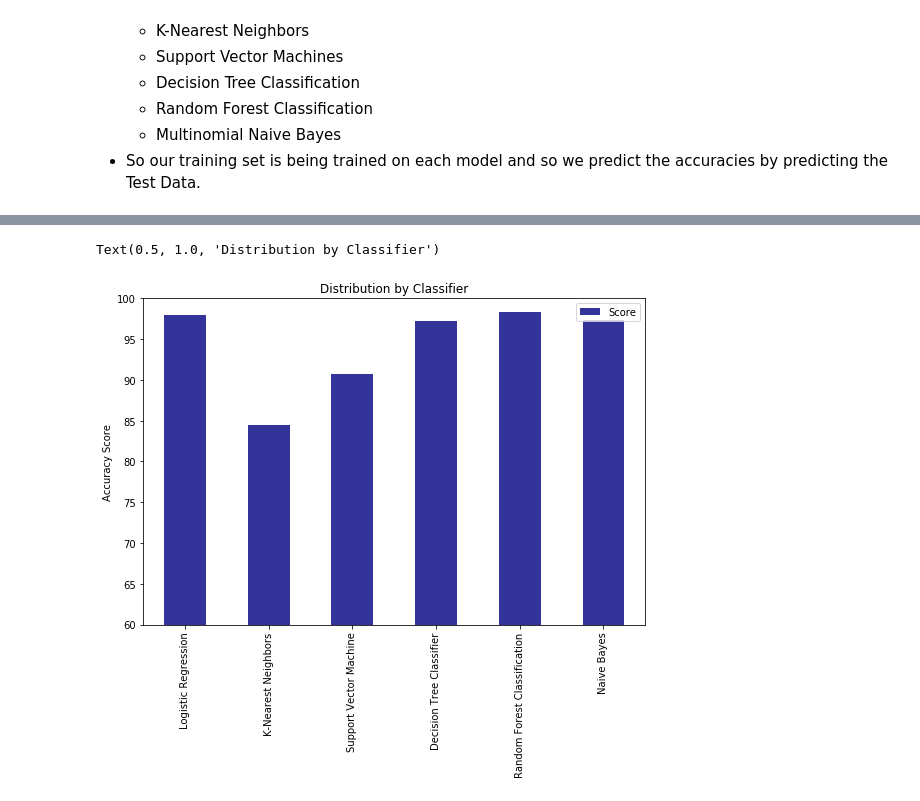
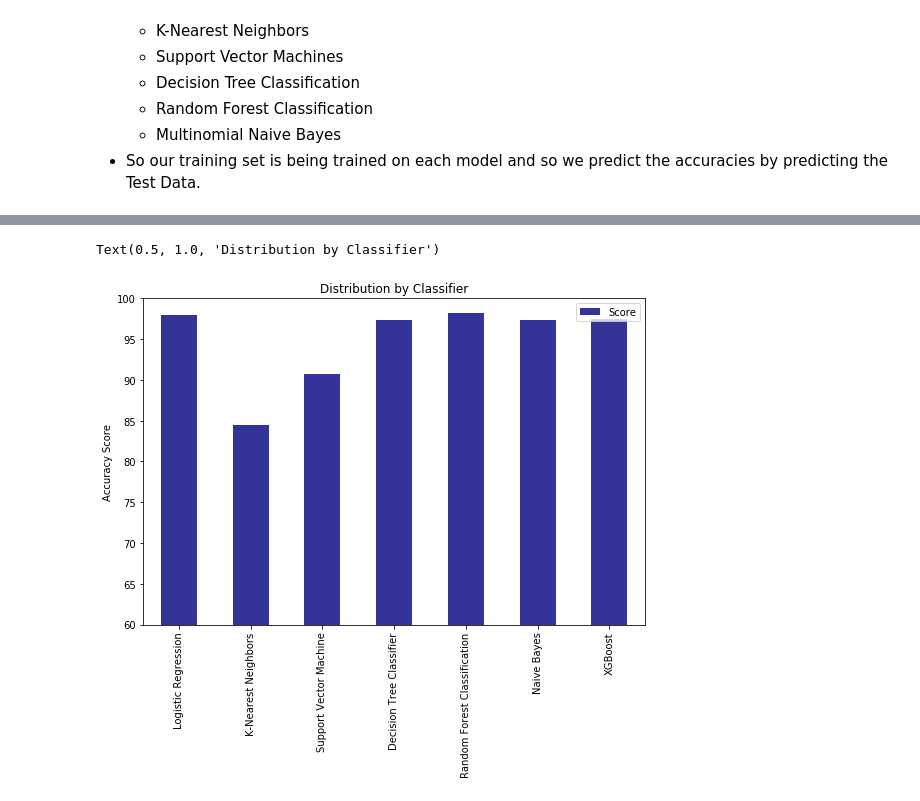
Before and after one commit to PrajjawalBanati/SMS-Spam-Classifier, a Jupyter notebook: SMS-spam-classifier.ipynb, the cells around one changed output, grey strips where cells are left out. Cells and saved outputs as stored; diff of their text form; code cells hidden in the pictures.

```diff
--- a/SMS-spam-classifier.ipynb
+++ b/SMS-spam-classifier.ipynb
@@ -257,6 +255,6 @@ dataset
 # %%
 from sklearn.feature_extraction.text import CountVectorizer
 cv = CountVectorizer()
-X_Count_Vector = cv.fit_transform(dataset['text']).toarray()
+X_Count_Vector = cv.fit_transform(dataset['text'])
 y = dataset.iloc[:, 0].values
 y=y.astype('int64')
@@ -280,5 +270,5 @@ X_Count_Vector.shape
 - Accuracy will be calculated on the basis of how many predictions are done right by the model on Test Set
 # %%
 from sklearn.model_selection import train_test_split
-X_train, X_test, y_train, y_test = train_test_split(X_Count_Vector, y, test_size = 0.20, random_state = 0)
+Xcv_train, Xcv_test, y_train, y_test = train_test_split(X_Count_Vector, y, test_size = 0.20, random_state = 0)
 # %%
@@ -326,8 +317,10 @@ DecisionTreeClassification = DecisionTreeClassifier(min_samples_split=7)
 RandomForestClassification = RandomForestClassifier(n_estimators=31)
 # Multinomial Naive Bayes
 NaiveBayes = MultinomialNB(alpha=0.2)
+#XGBoost Classifier
+XGBoost=XGBClassifier()
 # %%
-classifiers = {'Logistic Regression': logisticregressor,'K-Nearest Neighbors':KNeighborsClassifier,'Support Vector Machine': SupportVectorKernel,'Decision Tree Classifier': DecisionTreeClassification,'Random Forest Classification': RandomForestClassification,'Naive Bayes':NaiveBayes}
+classifiers = {'Logistic Regression': logisticregressor,'K-Nearest Neighbors':KNeighborsClassifier,'Support Vector Machine': SupportVectorKernel,'Decision Tree Classifier': DecisionTreeClassification,'Random Forest Classification': RandomForestClassification,'Naive Bayes':NaiveBayes,'XGBoost':XGBoost}
 # %%
 def train(classifier, features, targets):
     classifier.fit(features, targets)
@@ -354,8 +348,8 @@ predictions
 # %%
 predictions.plot(kind='bar', ylim=(60,100), figsize=(9,6), align='center', colormap="terrain")
-plt.xticks(np.arange(6),predictions.Model)
+plt.xticks(np.arange(7),predictions.Model)
 plt.ylabel('Accuracy Score')
 plt.title('Distribution by Classifier')
 # %% [output]
 Text(0.5, 1.0, 'Distribution by Classifier')
-[figure, old version]
+[figure, new version]
```
Also changed, not shown: parts of 23 cells of this notebook.
